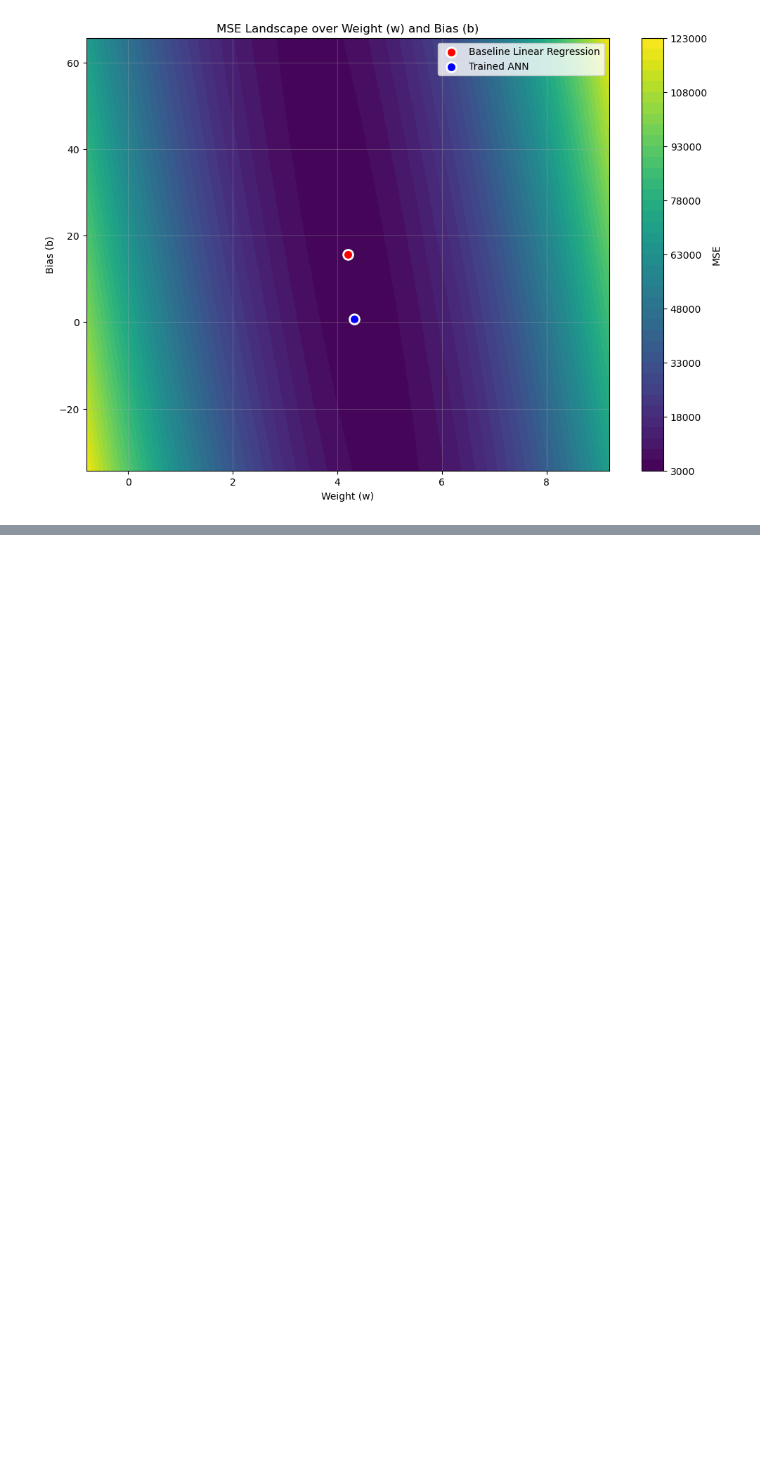
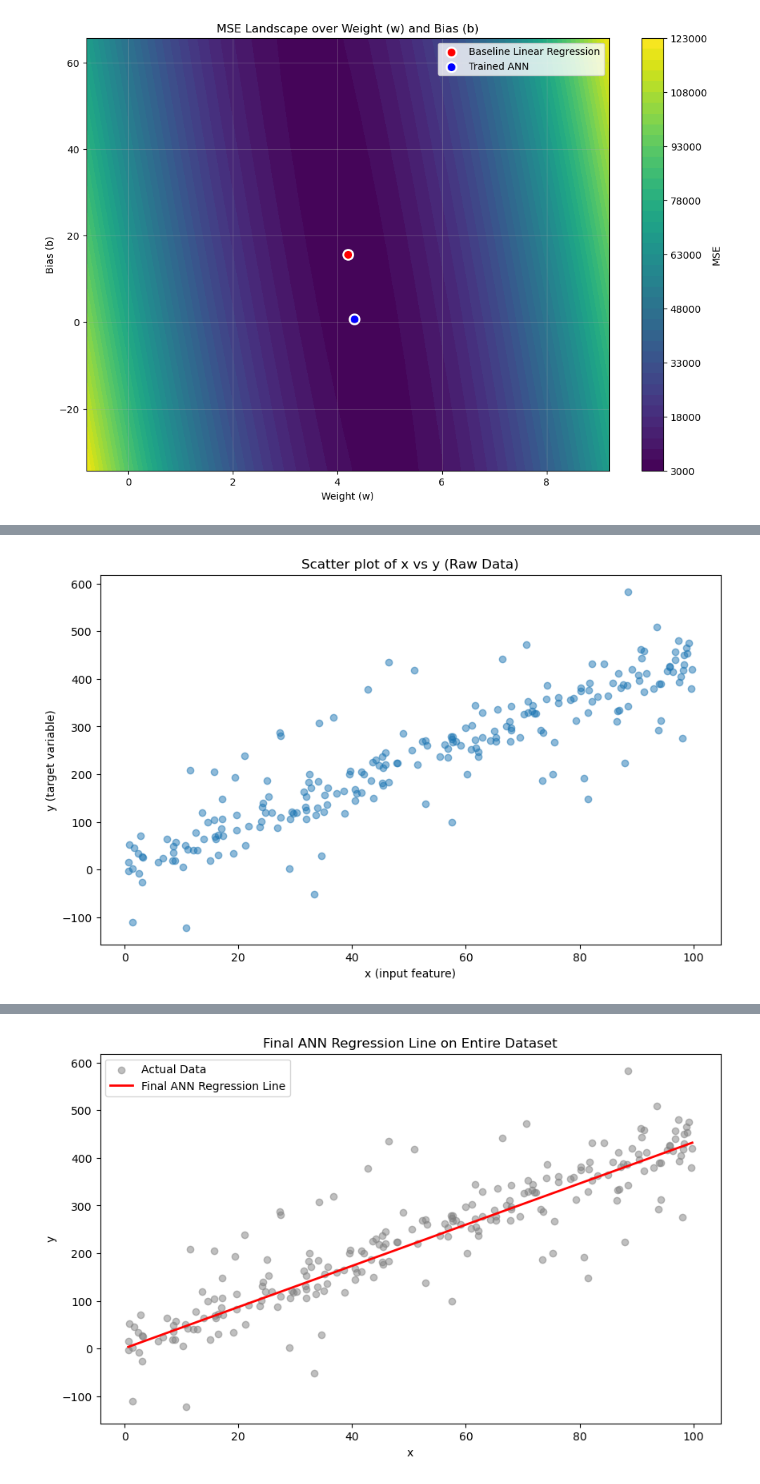
Before and after one commit to Niraj7272/DataScience, a Jupyter notebook: Practice/DL/ANN/ann_regression.ipynb, the cells around one changed output, grey strips where cells are left out. Drawn from its saved outputs; the diff is of its cells as text; code cells hidden in the pictures; blank space fills up the shorter version.

```diff
--- a/Practice/DL/ANN/ann_regression.ipynb
+++ b/Practice/DL/ANN/ann_regression.ipynb
@@ -525,0 +609,76 @@ def build_and_train_model(learning_rate, epochs= 100, seed=42):
+# %%
+# 1. Imort libraries
+import numpy as np
+import pandas as pd
+import matplotlib.pyplot as plt
+import tensorflow as tf
+from sklearn.model_selection import train_test_split
+from sklearn.metrics import mean_squared_error, r2_score, mean_absolute_error
+
+np.random.seed(42)
+tf.random.set_seed(42)
+
+# 2. Load the dataset
+df_final = pd.read_csv('data.csv')
+
+# 3. Inspect the dataset
+print("Shape of the dataset:", df_final.shape)
+print(df_final.describe())
+
+# 4. Visualize the data
+plt.figure(figsize=(10, 6))
+plt.scatter(df_final['x'], df_final['y'], alpha=0.5)
+plt.title('Scatter plot of x vs y (Raw Data)')
+plt.xlabel('x (input feature)')
+plt.ylabel('y (target variable)')
+plt.show()
+
+# 5. Split the dataset into training and testing sets
+X_final = df_final[['x']]
+y_final = df_final['y']
+X_train_f, X_test_f, y_train_f, y_test_f = train_test_split(X_final, y_final, test_size=0.2, random_state=42)
+
+# 6. Build Dense(1) model
+final_model = tf.keras.Sequential([
+    tf.keras.layers.Dense(1, input_shape=[1])
+])
+
+# 7. Inspect initial weights
+w0, b0 = final_model.get_weights()[0][0][0], final_model.get_weights()[1][0]
+print(f"Initial weight (w): {w0:.4f}")
+print(f"Initial bias (b): {b0:.4f}")
+
+# 8. Compile
+final_model.compile(optimizer=tf.keras.optimizers.SGD(learning_rate=0.0001), loss='mse')
+
+# 9. Train
+final_history = final_model.fit(X_train_f,y_train_f, epochs=100, verbose=0)
+
+# 10. Inspect learned weights
+w_learned, b_learned = final_model.get_weights()[0][0][0], final_model.get_weights()[1][0]
+print(f"Learned weight (w): {w_learned:.4f}")
+print(f"Learned bias (b): {b_learned:.4f}")
+
+
+# 11. Predict
+final_preds = final_model.predict(X_test_f, verbose=0).flatten()
+
+# 12. Evaluate
+print(f"Test MSE: {mean_squared_error(y_test_f, final_preds):.4f}")
+print(f"Test MAE: {mean_absolute_error(y_test_f, final_preds):.4f}")
+print(f"Test RMSE: {np.sqrt(mean_squared_error(y_test_f, final_preds)):.4f}")
+print(f"Test R^2 score: {r2_score(y_test_f, final_preds):.4f}")
+
+# 13. Plot final regression line
+x_line_f = np.linspace(df_final['x'].min(), df_final['x'].max(), 100)
+y_line_f = w_learned * x_line_f + b_learned
+
+plt.figure(figsize=(10, 6))
+plt.scatter(df_final['x'], df_final['y'], alpha=0.5, color='gray', label='Actual Data')
+plt.plot(x_line_f, y_line_f, color='red', linewidth=2, label='Final ANN Regression Line')
+plt.title('Final ANN Regression Line on Entire Dataset')
+plt.xlabel('x')
+plt.ylabel('y')
+plt.legend()
+plt.show()
+# %% [output]
@@ -525,0 +695 @@ def build_and_train_model(learning_rate, epochs= 100, seed=42):
+[figure, added]
@@ -525,0 +704 @@ def build_and_train_model(learning_rate, epochs= 100, seed=42):
+[figure, added]
```
Also changed, not shown: parts of 16 cells of this notebook.
